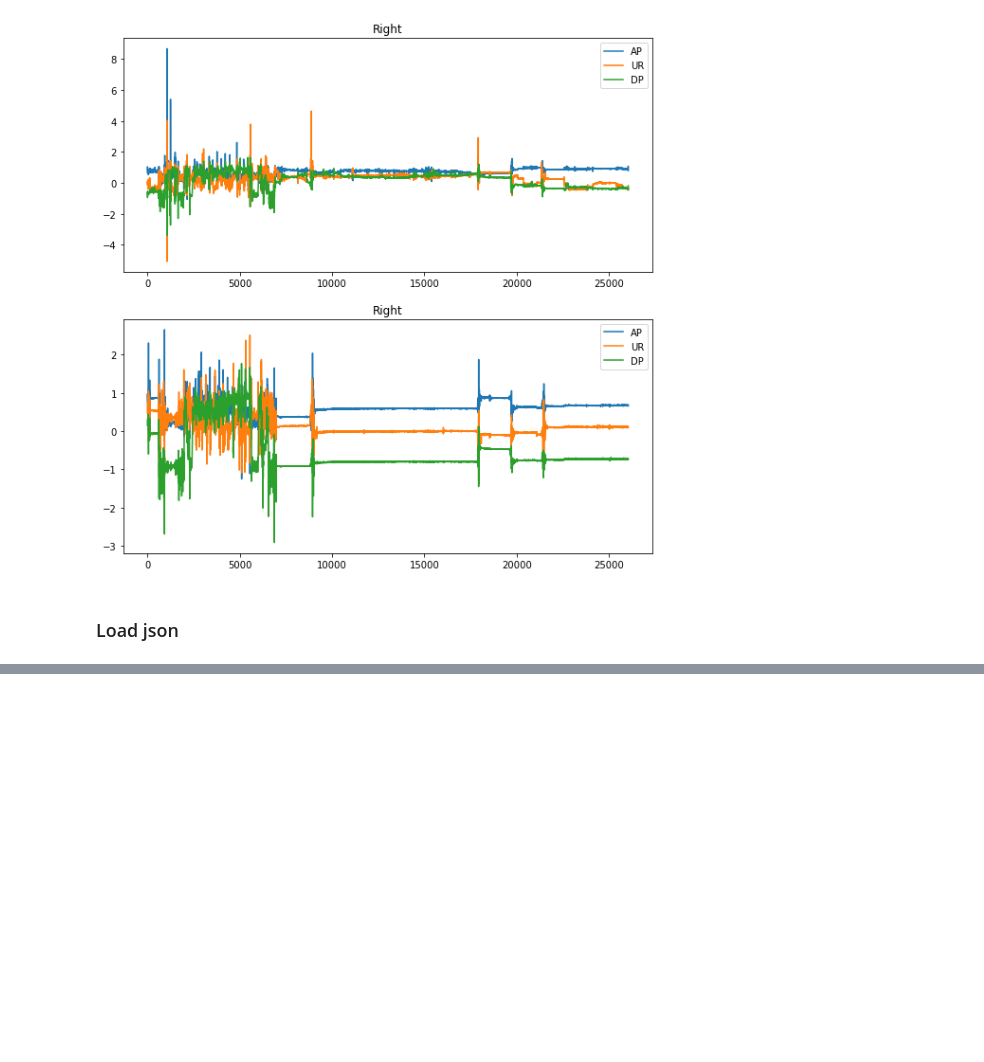
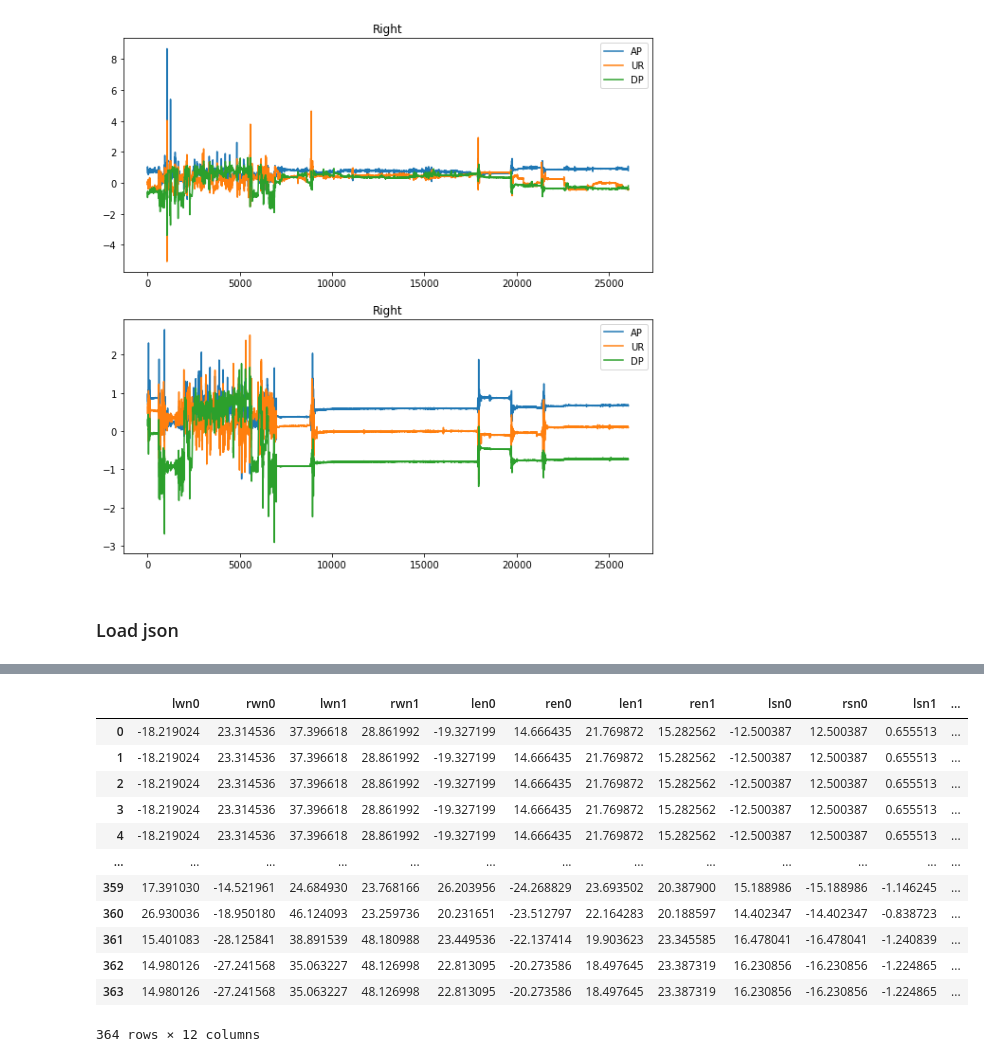
Before and after one commit to MikeDoes/START_HACK_2021, a Jupyter notebook: LoadData_peter.ipynb, the cells around one changed output, grey strips where cells are left out. Cells and saved outputs as stored; diff of their text form; code cells hidden in the pictures; blank space fills up the shorter version.

```diff
--- a/LoadData_peter.ipynb
+++ b/LoadData_peter.ipynb
@@ -114,18 +114,3 @@ f = open ('datasets/traverse.json', "r")
 
 # Reading from file
 data = json.loads(f.read())
-# %%
-position = []
-for d in data:
-    aux = d['keypoints']
-    p = [None, None, None, None]
-    for a in aux:
-        if a['part'] == 'leftShoulder':
-            p[0] = [a['position']['x'], a['position']['y']]
-        elif a['part'] == 'rightShoulder':
-            p[1] = [a['position']['x'], a['position']['y']]
-        elif a['part'] == 'leftWrist':
-            p[2] = [a['position']['x'], a['position']['y']]
-        elif a['part'] == 'rightWrist':
-            p[3] = [a['position']['x'], a['position']['y']]
-    position.append(p.copy())
@@ -309,0 +248,16 @@ plt.scatter(delta_pos[:,0], delta_pos[:,1], c = direction)
+# %%
+features
+# %% [output]
+|  | lwn0 | rwn0 | lwn1 | rwn1 | len0 | ren0 | len1 | ren1 | lsn0 | rsn0 | lsn1 | ... |
+| 0 | -18.219024 | 23.314536 | 37.396618 | 28.861992 | -19.327199 | 14.666435 | 21.769872 | 15.282562 | -12.500387 | 12.500387 | 0.655513 | ... |
+| 1 | -18.219024 | 23.314536 | 37.396618 | 28.861992 | -19.327199 | 14.666435 | 21.769872 | 15.282562 | -12.500387 | 12.500387 | 0.655513 | ... |
+| 2 | -18.219024 | 23.314536 | 37.396618 | 28.861992 | -19.327199 | 14.666435 | 21.769872 | 15.282562 | -12.500387 | 12.500387 | 0.655513 | ... |
+| 3 | -18.219024 | 23.314536 | 37.396618 | 28.861992 | -19.327199 | 14.666435 | 21.769872 | 15.282562 | -12.500387 | 12.500387 | 0.655513 | ... |
+| 4 | -18.219024 | 23.314536 | 37.396618 | 28.861992 | -19.327199 | 14.666435 | 21.769872 | 15.282562 | -12.500387 | 12.500387 | 0.655513 | ... |
+| ... | ... | ... | ... | ... | ... | ... | ... | ... | ... | ... | ... | ... |
+| 359 | 17.391030 | -14.521961 | 24.684930 | 23.768166 | 26.203956 | -24.268829 | 23.693502 | 20.387900 | 15.188986 | -15.188986 | -1.146245 | ... |
+| 360 | 26.930036 | -18.950180 | 46.124093 | 23.259736 | 20.231651 | -23.512797 | 22.164283 | 20.188597 | 14.402347 | -14.402347 | -0.838723 | ... |
+| 361 | 15.401083 | -28.125841 | 38.891539 | 48.180988 | 23.449536 | -22.137414 | 19.903623 | 23.345585 | 16.478041 | -16.478041 | -1.240839 | ... |
+| 362 | 14.980126 | -27.241568 | 35.063227 | 48.126998 | 22.813095 | -20.273586 | 18.497645 | 23.387319 | 16.230856 | -16.230856 | -1.224865 | ... |
+| 363 | 14.980126 | -27.241568 | 35.063227 | 48.126998 | 22.813095 | -20.273586 | 18.497645 | 23.387319 | 16.230856 | -16.230856 | -1.224865 | ... |
+364 rows × 12 columns
```
Also changed, not shown: parts of 37 cells of this notebook.
